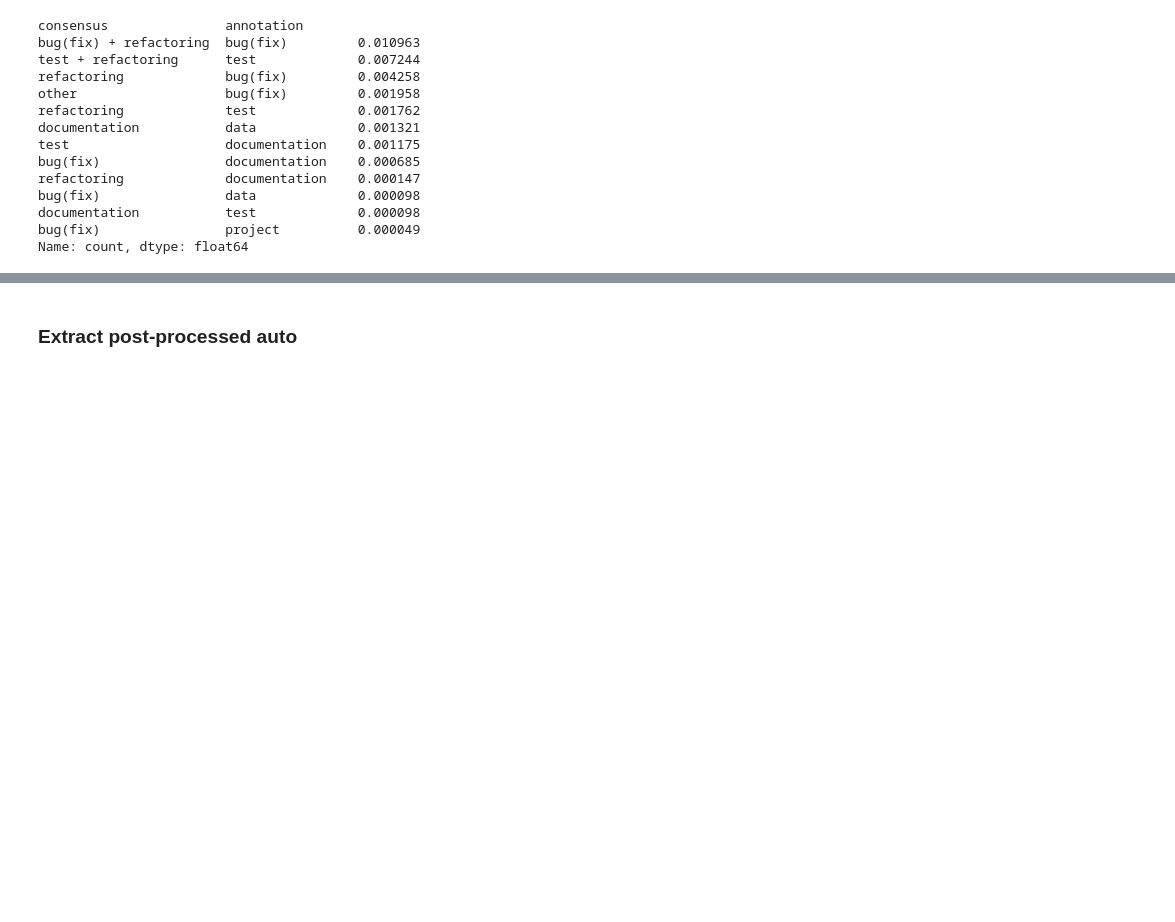
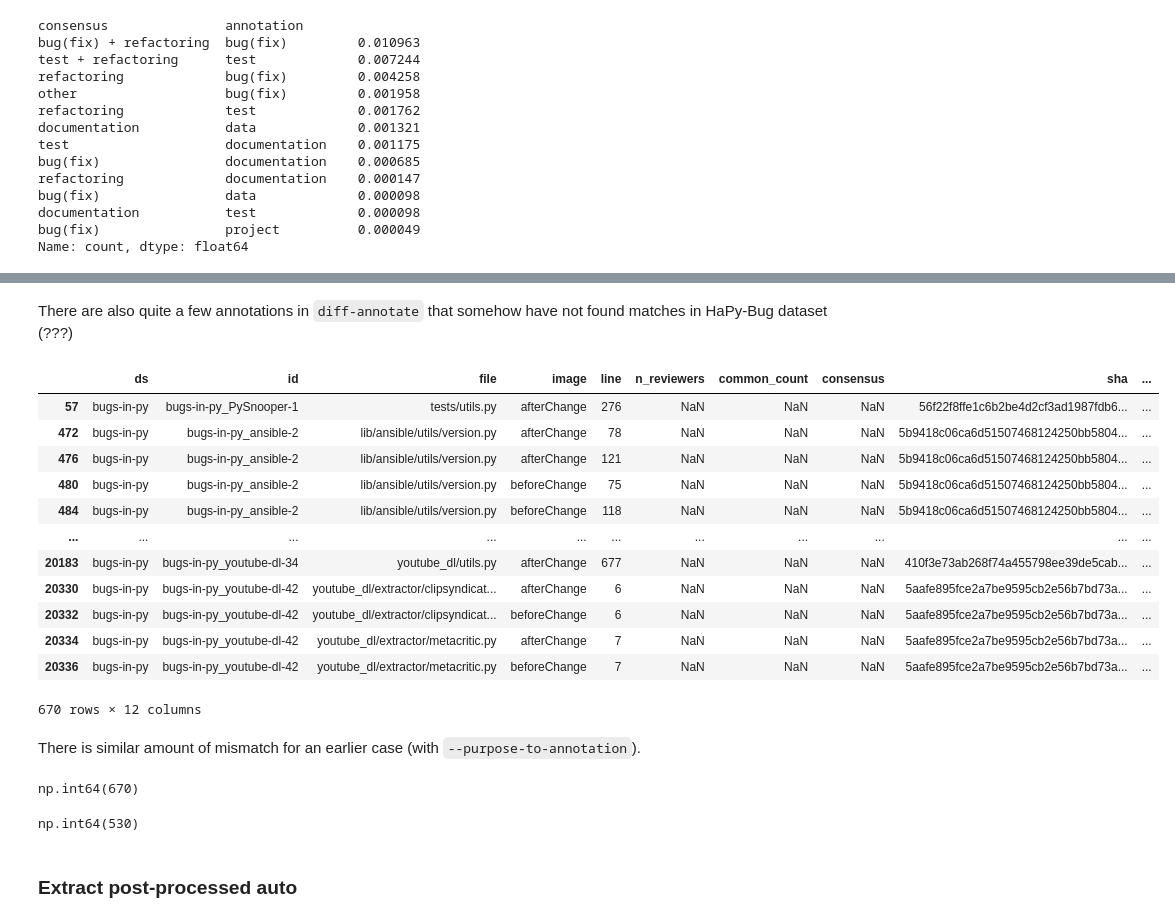
Before and after one commit to ncusi/PatchScope, a Jupyter notebook: notebooks/experiments/01-compare_annotations.ipynb, the cells around one changed output, grey strips where cells are left out. Drawn from its saved outputs; the diff is of its cells as text; code cells hidden in the pictures; blank space fills up the shorter version.

```diff
--- a/notebooks/experiments/01-compare_annotations.ipynb
+++ b/notebooks/experiments/01-compare_annotations.ipynb
@@ -2206,3 +2299,31 @@ Name: count, dtype: float64
+# %% [markdown]
+There are also quite a few annotations in `diff-annotate` that somehow have not found matches in HaPy-Bug dataset (???)
+# %%
+hapy_bip_merge_sel_consensus[hapy_bip_merge_sel_consensus['consensus'].isna()]
+# %% [output]
+|  | ds | id | file | image | line | n_reviewers | common_count | consensus | sha | ... |
+| 57 | bugs-in-py | bugs-in-py_PySnooper-1 | tests/utils.py | afterChange | 276 | NaN | NaN | NaN | 56f22f8ffe1c6b2be4d2cf3ad1987fdb6... | ... |
+| 472 | bugs-in-py | bugs-in-py_ansible-2 | lib/ansible/utils/version.py | afterChange | 78 | NaN | NaN | NaN | 5b9418c06ca6d51507468124250bb5804... | ... |
+| 476 | bugs-in-py | bugs-in-py_ansible-2 | lib/ansible/utils/version.py | afterChange | 121 | NaN | NaN | NaN | 5b9418c06ca6d51507468124250bb5804... | ... |
+| 480 | bugs-in-py | bugs-in-py_ansible-2 | lib/ansible/utils/version.py | beforeChange | 75 | NaN | NaN | NaN | 5b9418c06ca6d51507468124250bb5804... | ... |
+| 484 | bugs-in-py | bugs-in-py_ansible-2 | lib/ansible/utils/version.py | beforeChange | 118 | NaN | NaN | NaN | 5b9418c06ca6d51507468124250bb5804... | ... |
+| ... | ... | ... | ... | ... | ... | ... | ... | ... | ... | ... |
+| 20183 | bugs-in-py | bugs-in-py_youtube-dl-34 | youtube_dl/utils.py | afterChange | 677 | NaN | NaN | NaN | 410f3e73ab268f74a455798ee39de5cab... | ... |
+| 20330 | bugs-in-py | bugs-in-py_youtube-dl-42 | youtube_dl/extractor/clipsyndicat... | afterChange | 6 | NaN | NaN | NaN | 5aafe895fce2a7be9595cb2e56b7bd73a... | ... |
+| 20332 | bugs-in-py | bugs-in-py_youtube-dl-42 | youtube_dl/extractor/clipsyndicat... | beforeChange | 6 | NaN | NaN | NaN | 5aafe895fce2a7be9595cb2e56b7bd73a... | ... |
+| 20334 | bugs-in-py | bugs-in-py_youtube-dl-42 | youtube_dl/extractor/metacritic.py | afterChange | 7 | NaN | NaN | NaN | 5aafe895fce2a7be9595cb2e56b7bd73a... | ... |
+| 20336 | bugs-in-py | bugs-in-py_youtube-dl-42 | youtube_dl/extractor/metacritic.py | beforeChange | 7 | NaN | NaN | NaN | 5aafe895fce2a7be9595cb2e56b7bd73a... | ... |
+670 rows × 12 columns
+# %% [markdown]
+There is similar amount of mismatch for an earlier case (with `--purpose-to-annotation`).
+# %%
+merge_sel_consensus['consensus'].isna().sum()
+# %% [output]
+np.int64(670)
+# %%
+merge_sel_consensus['annotation'].isna().sum()
+# %% [output]
+np.int64(530)
 # %% [markdown]
 ### Extract post-processed auto
 # %%
```
Also changed, not shown: parts of 13 cells of this notebook.
